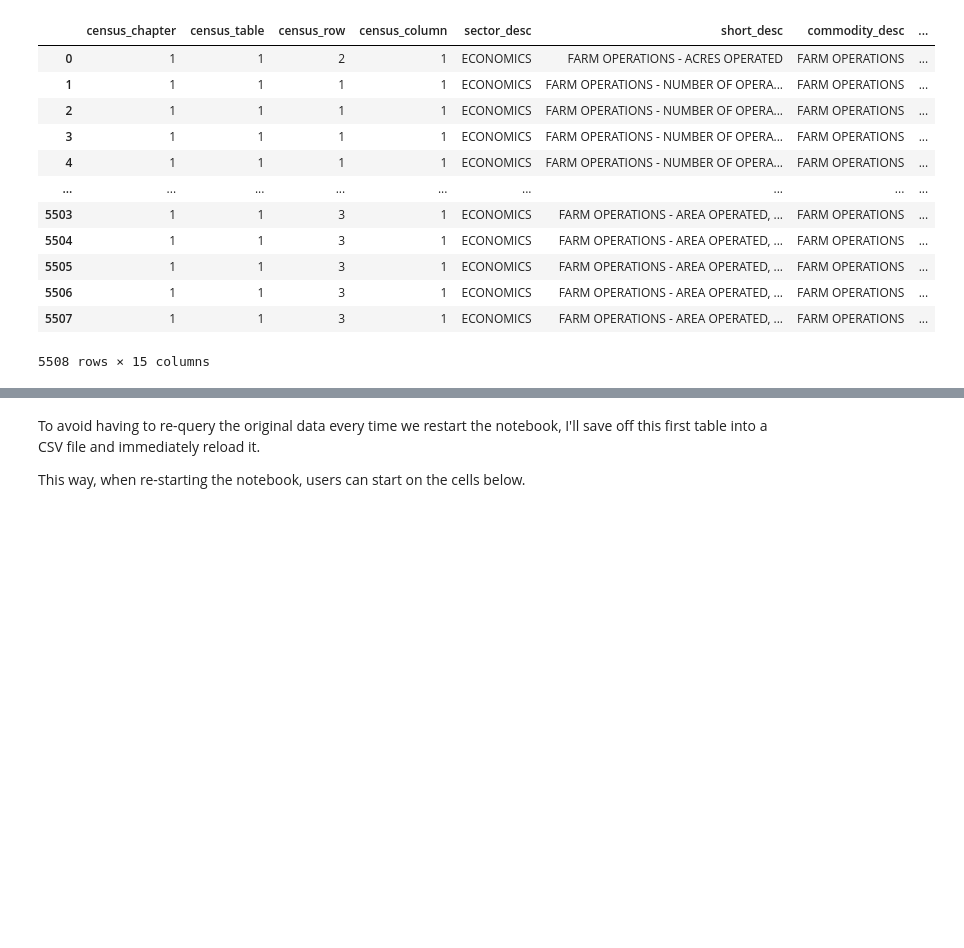
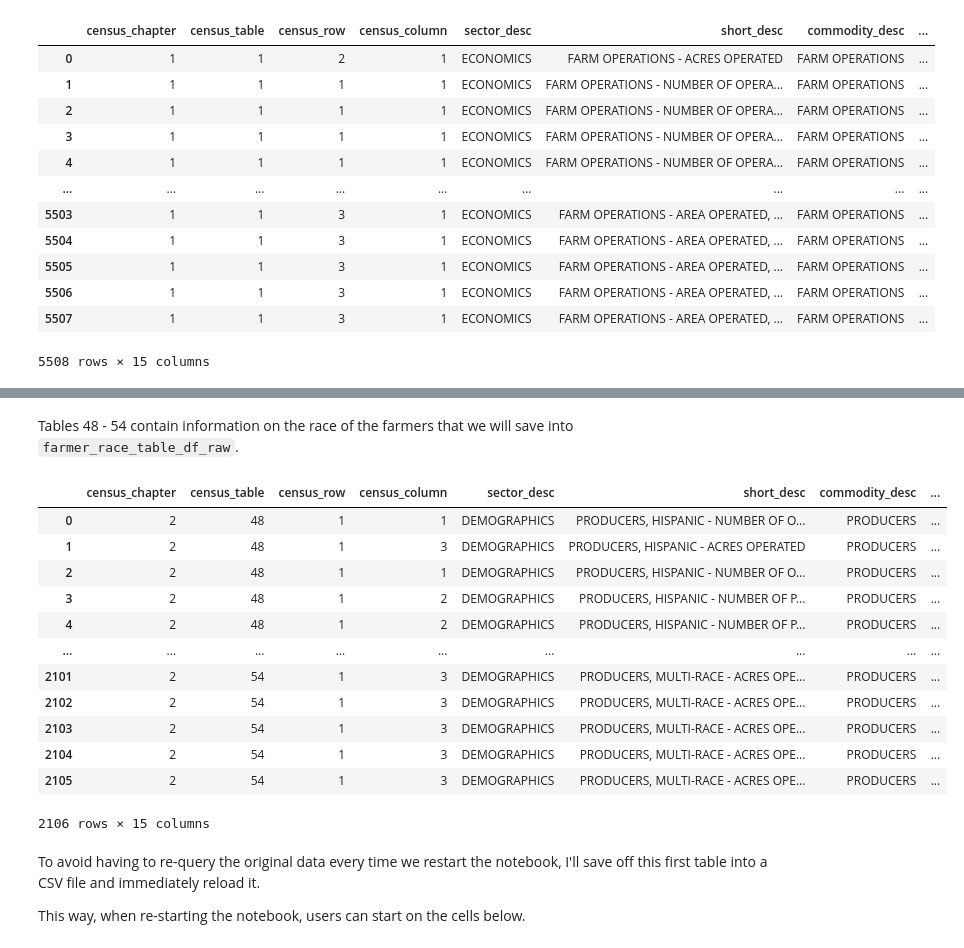
Before and after one commit to PateDHubbard/agg_census_data_analysis, a Jupyter notebook: notebook.ipynb, the cells around one changed output, grey strips where cells are left out. Saved outputs shown, nothing was run; the diff lists cells and outputs as text; code cells hidden in the pictures; blank space fills up the shorter version.

```diff
--- a/notebook.ipynb
+++ b/notebook.ipynb
@@ -60,2 +86,28 @@ table_1_df_raw
+# %% [markdown]
+Tables 48 - 54 contain  information on the race of the farmers that we will save into `farmer_race_table_df_raw`.
+# %%
+
+
+farmer_race_table_df_raw = _deepnote_execute_sql("""SELECT *
+FROM "paytondhubbard/census_data"."2017_agg_census_data"
+WHERE census_chapter = 2
+AND census_table IN (48, 49, 50, 51, 52, 53, 54)
+AND agg_level_desc = 'STATE'
+""", 'SQL_A566B8B6_80EA_40C4_ADA5_F5548D01A4B8')
+farmer_race_table_df_raw
+# %% [output]
+|  | census_chapter | census_table | census_row | census_column | sector_desc | short_desc | commodity_desc | ... |
+| 0 | 2 | 48 | 1 | 1 | DEMOGRAPHICS | PRODUCERS, HISPANIC - NUMBER OF O... | PRODUCERS | ... |
+| 1 | 2 | 48 | 1 | 3 | DEMOGRAPHICS | PRODUCERS, HISPANIC - ACRES OPERATED | PRODUCERS | ... |
+| 2 | 2 | 48 | 1 | 1 | DEMOGRAPHICS | PRODUCERS, HISPANIC - NUMBER OF O... | PRODUCERS | ... |
+| 3 | 2 | 48 | 1 | 2 | DEMOGRAPHICS | PRODUCERS, HISPANIC - NUMBER OF P... | PRODUCERS | ... |
+| 4 | 2 | 48 | 1 | 2 | DEMOGRAPHICS | PRODUCERS, HISPANIC - NUMBER OF P... | PRODUCERS | ... |
+| ... | ... | ... | ... | ... | ... | ... | ... | ... |
+| 2101 | 2 | 54 | 1 | 3 | DEMOGRAPHICS | PRODUCERS, MULTI-RACE - ACRES OPE... | PRODUCERS | ... |
+| 2102 | 2 | 54 | 1 | 3 | DEMOGRAPHICS | PRODUCERS, MULTI-RACE - ACRES OPE... | PRODUCERS | ... |
+| 2103 | 2 | 54 | 1 | 3 | DEMOGRAPHICS | PRODUCERS, MULTI-RACE - ACRES OPE... | PRODUCERS | ... |
+| 2104 | 2 | 54 | 1 | 3 | DEMOGRAPHICS | PRODUCERS, MULTI-RACE - ACRES OPE... | PRODUCERS | ... |
+| 2105 | 2 | 54 | 1 | 3 | DEMOGRAPHICS | PRODUCERS, MULTI-RACE - ACRES OPE... | PRODUCERS | ... |
+2106 rows × 15 columns
 # %%
 table_1_df_raw.to_csv("data/table_1.csv", index=False)
```
Also changed, not shown: parts of 11 cells of this notebook, 2 other files.
